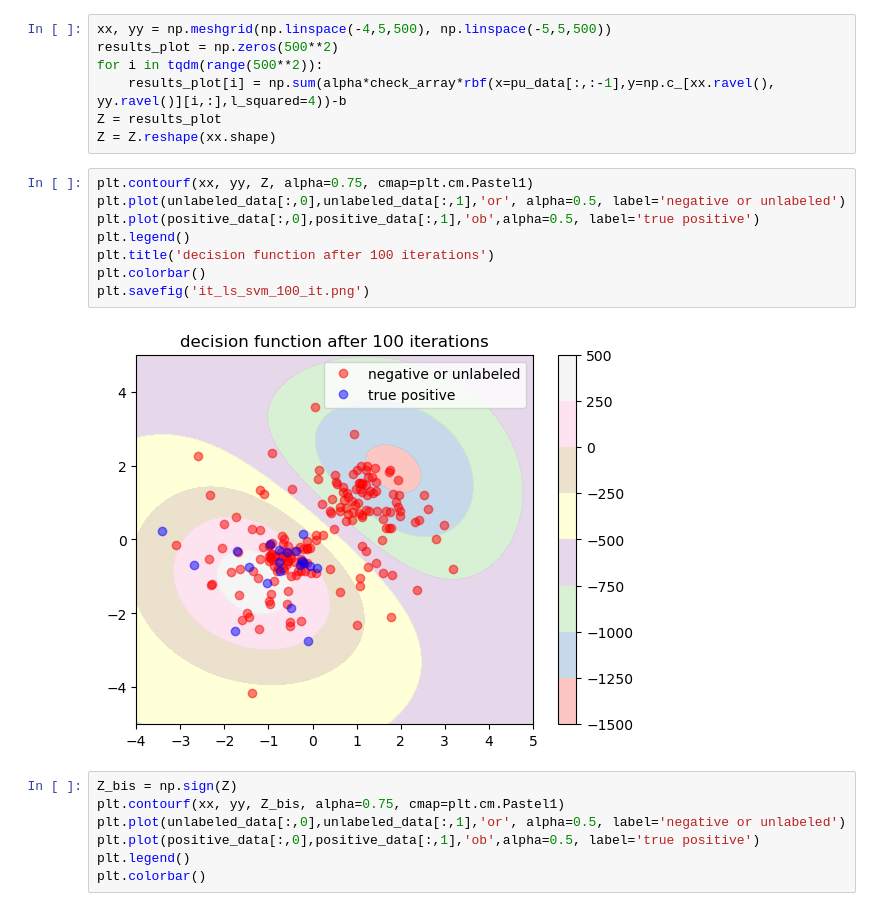
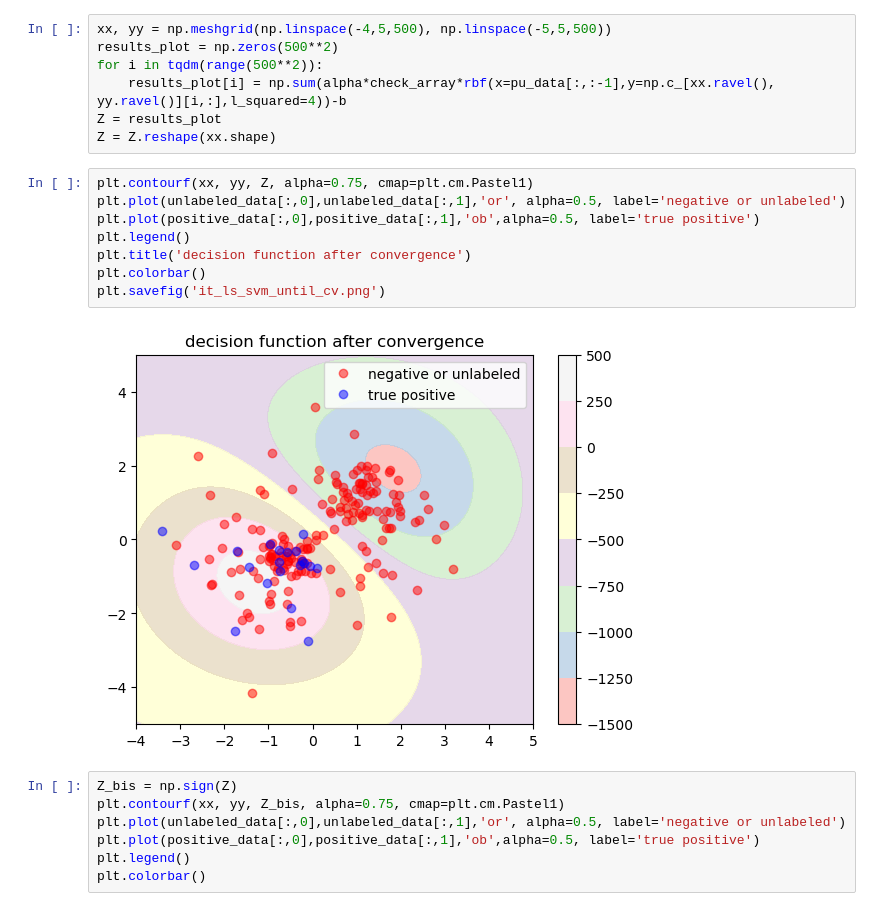
Before and after one commit to tpaquier/material_science, a Jupyter notebook: Tests_for_PU/Iterative_svm_/V_2/It_ls_svm_not_sep_data.ipynb, the cells around one changed output. Cells and saved outputs as stored; diff of their text form.

Commit message:
modifications for plot as for the it_svm, the convergence is reached after 3 iterations, not 100

```diff
--- a/Tests_for_PU/Iterative_svm_/V_2/It_ls_svm_not_sep_data.ipynb
+++ b/Tests_for_PU/Iterative_svm_/V_2/It_ls_svm_not_sep_data.ipynb
@@ -222,13 +222,13 @@ Z = Z.reshape(xx.shape)
 # %%
 plt.contourf(xx, yy, Z, alpha=0.75, cmap=plt.cm.Pastel1)
 plt.plot(unlabeled_data[:,0],unlabeled_data[:,1],'or', alpha=0.5, label='negative or unlabeled')
 plt.plot(positive_data[:,0],positive_data[:,1],'ob',alpha=0.5, label='true positive')
 plt.legend()
-plt.title('decision function after 100 iterations')
+plt.title('decision function after convergence')
 plt.colorbar()
-plt.savefig('it_ls_svm_100_it.png')
+plt.savefig('it_ls_svm_until_cv.png')
 # %% [output]
-[figure, old version]
+[figure, new version]
 # %%
 Z_bis = np.sign(Z)
 plt.contourf(xx, yy, Z_bis, alpha=0.75, cmap=plt.cm.Pastel1)
```
Also changed, not shown: 3 other files.
